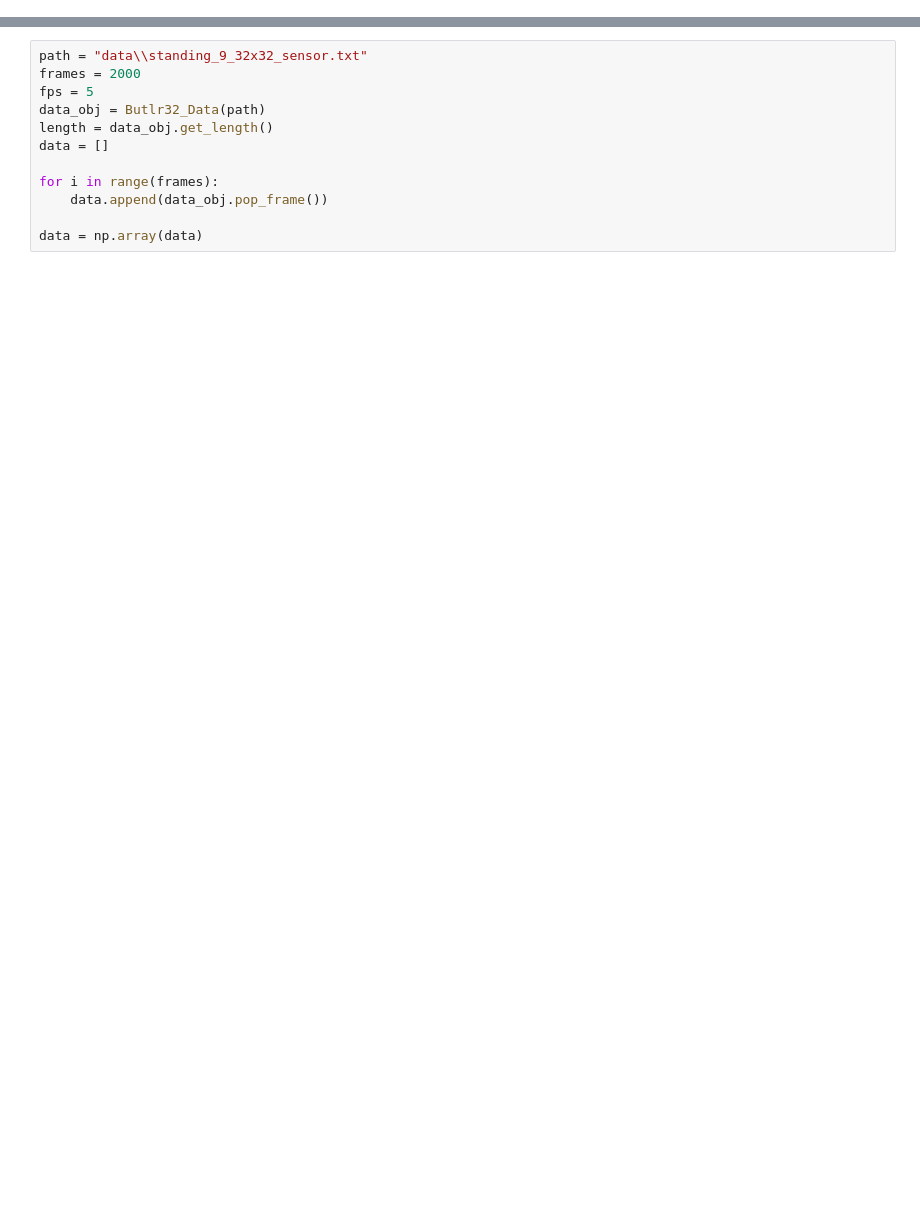
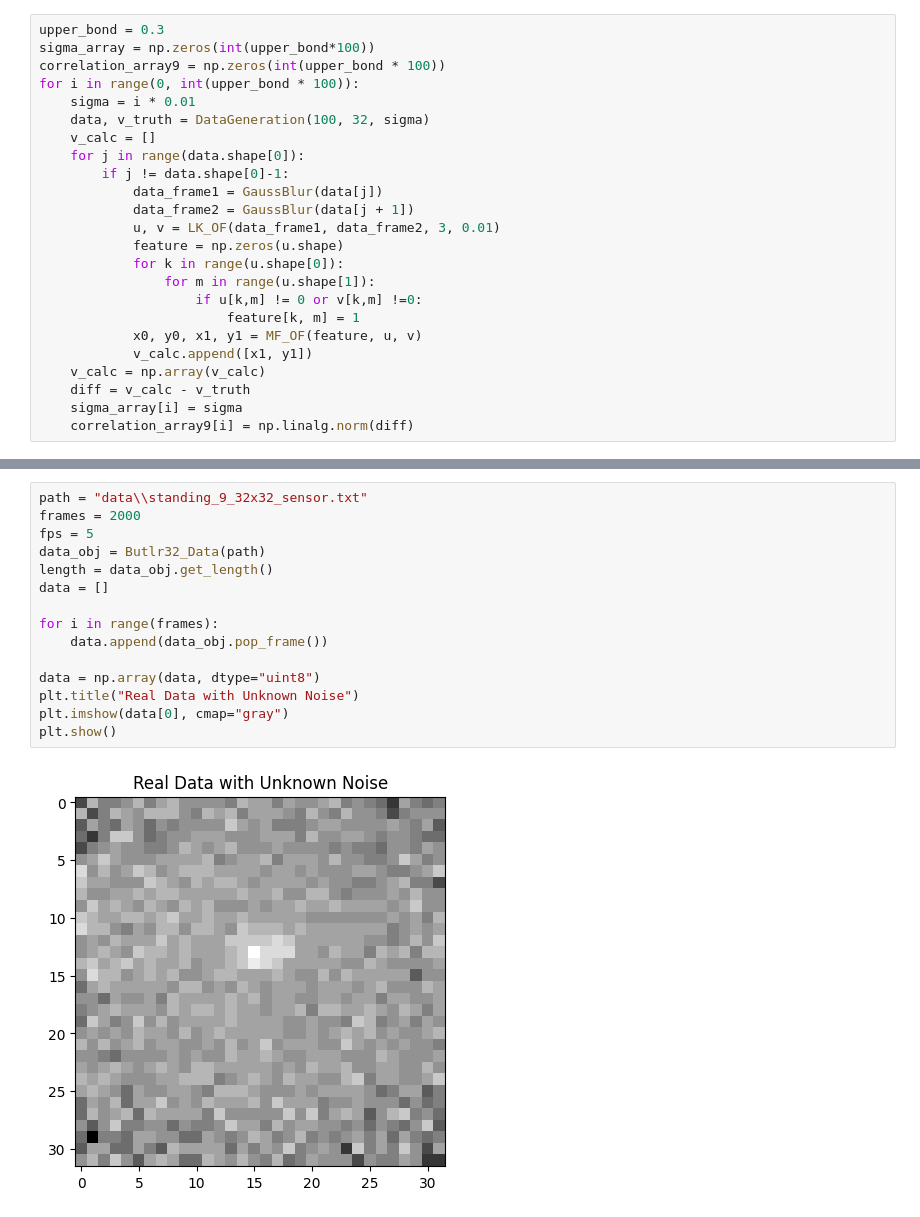
Before and after one commit to M4rkX-Y/flowdetector, a Jupyter notebook: main.ipynb, the cells around one changed output, grey strips where cells are left out. Saved outputs shown, nothing was run; the diff lists cells and outputs as text; blank space fills up the shorter version.

```diff
--- a/main.ipynb
+++ b/main.ipynb
@@ -7,0 +270,24 @@ import copy
+# %%
+upper_bond = 0.3
+sigma_array = np.zeros(int(upper_bond*100))
+correlation_array9 = np.zeros(int(upper_bond * 100))
+for i in range(0, int(upper_bond * 100)):
+    sigma = i * 0.01
+    data, v_truth = DataGeneration(100, 32, sigma)
+    v_calc = []
+    for j in range(data.shape[0]):
+        if j != data.shape[0]-1:
+            data_frame1 = GaussBlur(data[j])
+            data_frame2 = GaussBlur(data[j + 1])
+            u, v = LK_OF(data_frame1, data_frame2, 3, 0.01)
+            feature = np.zeros(u.shape)
+            for k in range(u.shape[0]):
+                for m in range(u.shape[1]):
+                    if u[k,m] != 0 or v[k,m] !=0:
+                        feature[k, m] = 1
+            x0, y0, x1, y1 = MF_OF(feature, u, v)
+            v_calc.append([x1, y1])
+    v_calc = np.array(v_calc)
+    diff = v_calc - v_truth
+    sigma_array[i] = sigma
+    correlation_array9[i] = np.linalg.norm(diff)
@@ -8,13 +306,18 @@ import copy
 # %%
 path = "data\\standing_9_32x32_sensor.txt"
 frames = 2000
 fps = 5
 data_obj = Butlr32_Data(path)
 length = data_obj.get_length()
 data = []
 
 for i in range(frames):
     data.append(data_obj.pop_frame())
 
-data = np.array(data)
+data = np.array(data, dtype="uint8")
+plt.title("Real Data with Unknown Noise")
+plt.imshow(data[0], cmap="gray")
+plt.show()
+# %% [output]
+[figure, added]
 # %%
```
Also changed, not shown: parts of 17 cells of this notebook, 1 other file.
